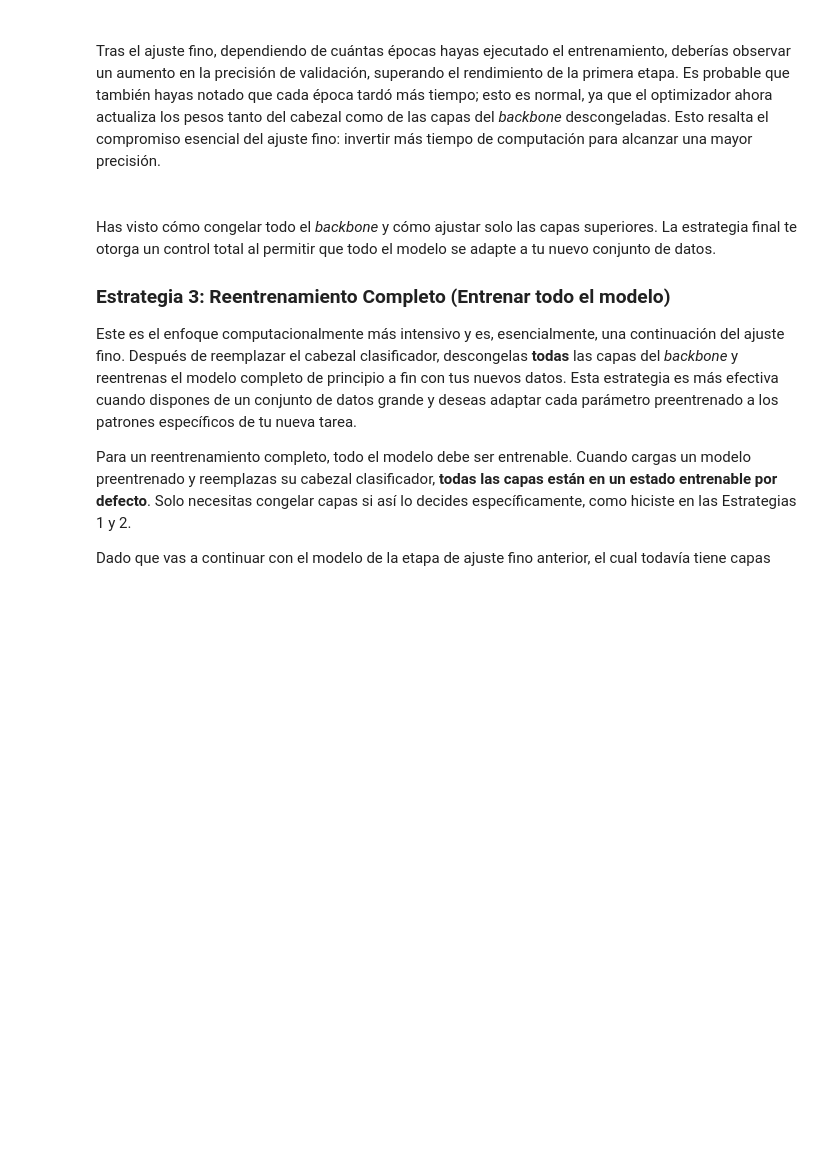
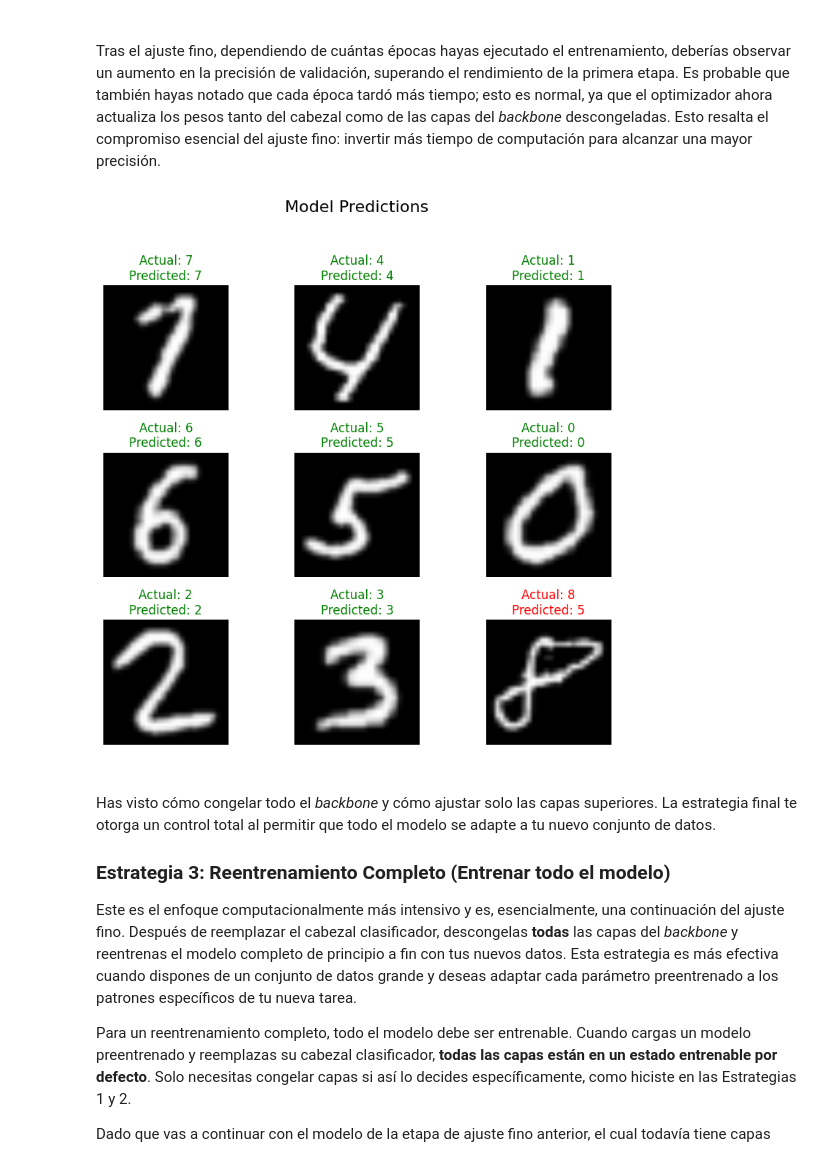
Before and after one commit to kerasPro/Pytorch-for-Deep-Learning, a Jupyter notebook: pytorch-techniques and ecosystem tools/Módulo-2-Imagenes_con_TorchVision/Lab-4-Transfer_Learning/C2_M2_Lab_4_transfer_learning.ipynb, the cells around one changed output. Saved outputs shown, nothing was run; the diff lists cells and outputs as text; code cells hidden in the pictures; blank space fills up the shorter version.

Commit message:
Lab 3 - 4 - modelos preentrenados - uso directo y transfer learning

```diff
--- a/pytorch-techniques and ecosystem tools/Módulo-2-Imagenes_con_TorchVision/Lab-4-Transfer_Learning/C2_M2_Lab_4_transfer_learning.ipynb
+++ b/pytorch-techniques and ecosystem tools/Módulo-2-Imagenes_con_TorchVision/Lab-4-Transfer_Learning/C2_M2_Lab_4_transfer_learning.ipynb
@@ -456,8 +545,10 @@ Tras el ajuste fino, dependiendo de cuántas épocas hayas ejecutado el entrenam
 # %%
 # ### Descomenta y ejecuta la línea de abajo si deseas visualizar las predicciones
 
 # # Visualiza las predicciones del modelo en las imágenes de validación
-# helper_utils.show_predictions(fine_tune_trained_model, val_loader, device, emnist_class_names)
+helper_utils.show_predictions(fine_tune_trained_model, val_loader, device, emnist_class_names)
+# %% [output]
+[figure, added]
 # %% [markdown]
 <br>
 
```
Also changed, not shown: parts of 19 cells of this notebook, 1 other file.
